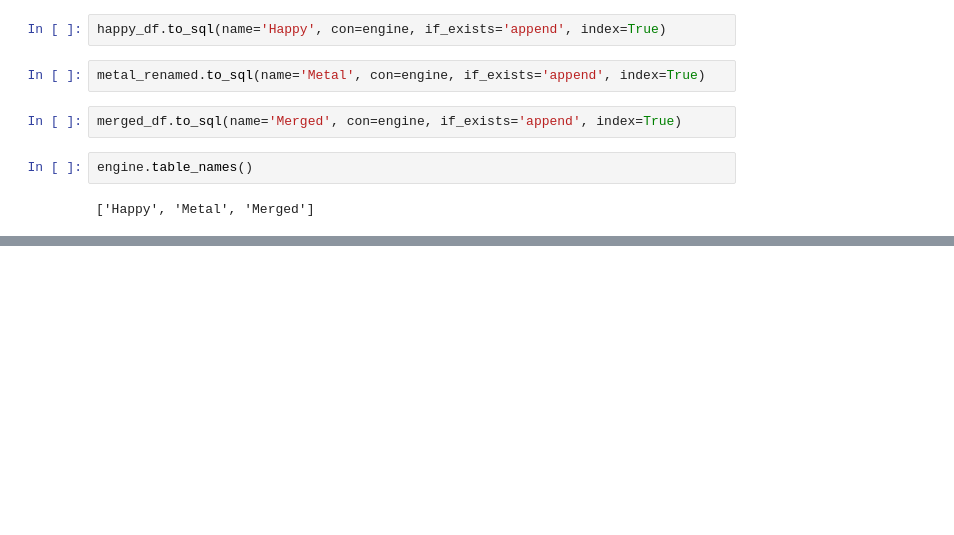
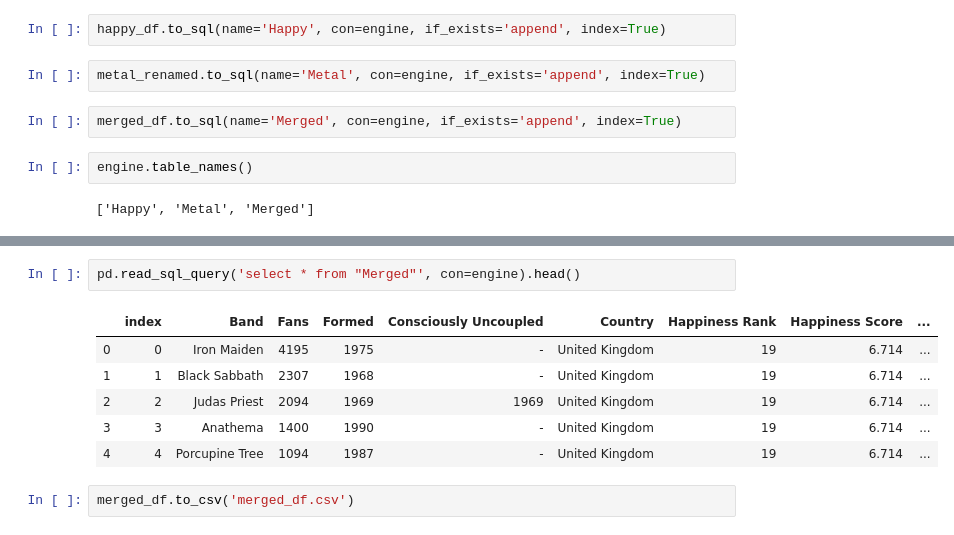
Before and after one commit to codyhanchett/ETL_Project, a Jupyter notebook: ETL Project/metal.ipynb, the cells around one changed output, grey strips where cells are left out. Saved outputs shown, nothing was run; the diff lists cells and outputs as text; blank space fills up the shorter version.

```diff
--- a/ETL Project/metal.ipynb
+++ b/ETL Project/metal.ipynb
@@ -227,0 +246,11 @@ engine.table_names()
+# %%
+pd.read_sql_query('select * from "Merged"', con=engine).head()
+# %% [output]
+|  | index | Band | Fans | Formed | Consciously Uncoupled | Country | Happiness Rank | Happiness Score | ... |
+| 0 | 0 | Iron Maiden | 4195 | 1975 | - | United Kingdom | 19 | 6.714 | ... |
+| 1 | 1 | Black Sabbath | 2307 | 1968 | - | United Kingdom | 19 | 6.714 | ... |
+| 2 | 2 | Judas Priest | 2094 | 1969 | 1969 | United Kingdom | 19 | 6.714 | ... |
+| 3 | 3 | Anathema | 1400 | 1990 | - | United Kingdom | 19 | 6.714 | ... |
+| 4 | 4 | Porcupine Tree | 1094 | 1987 | - | United Kingdom | 19 | 6.714 | ... |
+# %%
+merged_df.to_csv('merged_df.csv')
```
Also changed, not shown: parts of 2 cells of this notebook.
